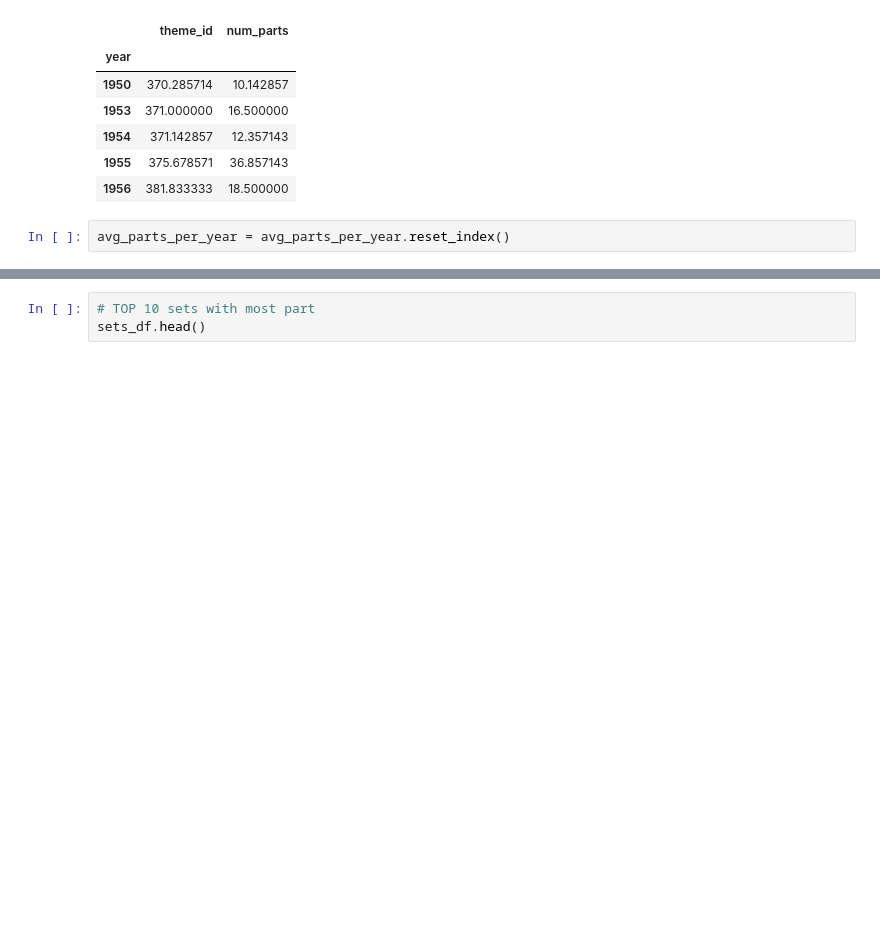
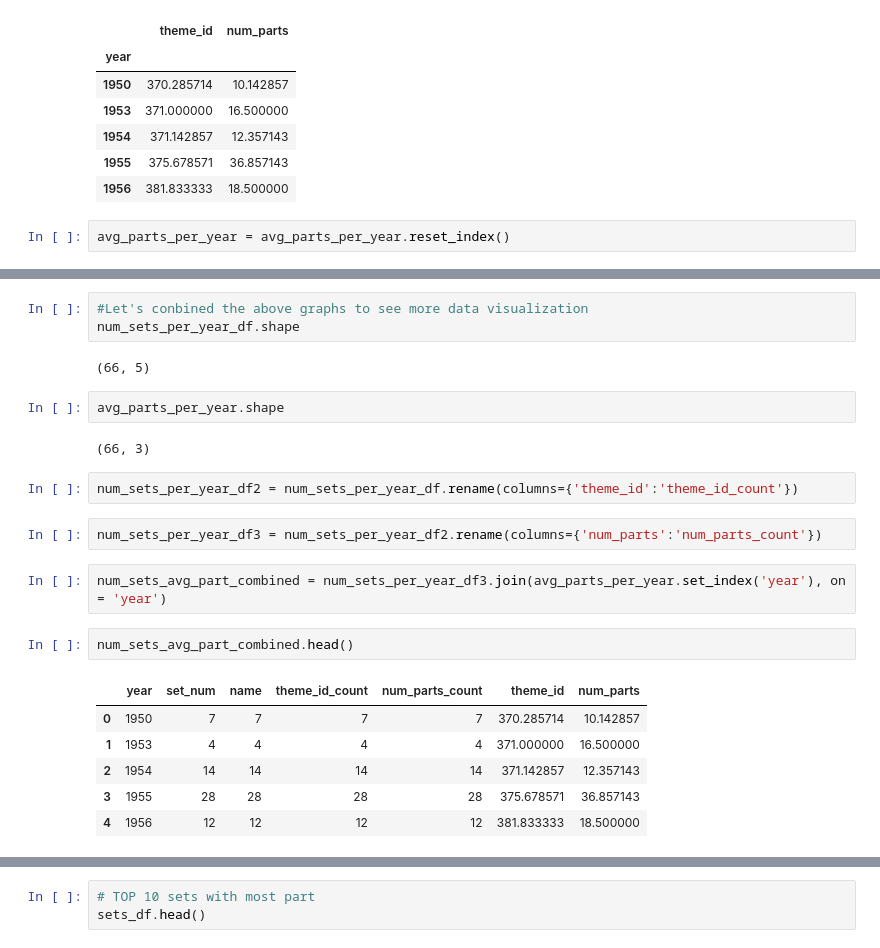
Before and after one commit to nortonlyr/Week9-ResearchProjects, a Jupyter notebook: codes/plotly_LEGO_data_vis.ipynb, the cells around one changed output, grey strips where cells are left out. Drawn from its saved outputs; the diff is of its cells as text; blank space fills up the shorter version.

```diff
--- a/codes/plotly_LEGO_data_vis.ipynb
+++ b/codes/plotly_LEGO_data_vis.ipynb
@@ -324,0 +334,24 @@ fig.show()
+# %%
+#Let's conbined the above graphs to see more data visualization
+num_sets_per_year_df.shape
+# %% [output]
+(66, 5)
+# %%
+avg_parts_per_year.shape
+# %% [output]
+(66, 3)
+# %%
+num_sets_per_year_df2 = num_sets_per_year_df.rename(columns={'theme_id':'theme_id_count'})
+# %%
+num_sets_per_year_df3 = num_sets_per_year_df2.rename(columns={'num_parts':'num_parts_count'})
+# %%
+num_sets_avg_part_combined = num_sets_per_year_df3.join(avg_parts_per_year.set_index('year'), on = 'year')
+# %%
+num_sets_avg_part_combined.head()
+# %% [output]
+|  | year | set_num | name | theme_id_count | num_parts_count | theme_id | num_parts |
+| 0 | 1950 | 7 | 7 | 7 | 7 | 370.285714 | 10.142857 |
+| 1 | 1953 | 4 | 4 | 4 | 4 | 371.000000 | 16.500000 |
+| 2 | 1954 | 14 | 14 | 14 | 14 | 371.142857 | 12.357143 |
+| 3 | 1955 | 28 | 28 | 28 | 28 | 375.678571 | 36.857143 |
+| 4 | 1956 | 12 | 12 | 12 | 12 | 381.833333 | 18.500000 |
```
Also changed, not shown: parts of 25 cells of this notebook.
